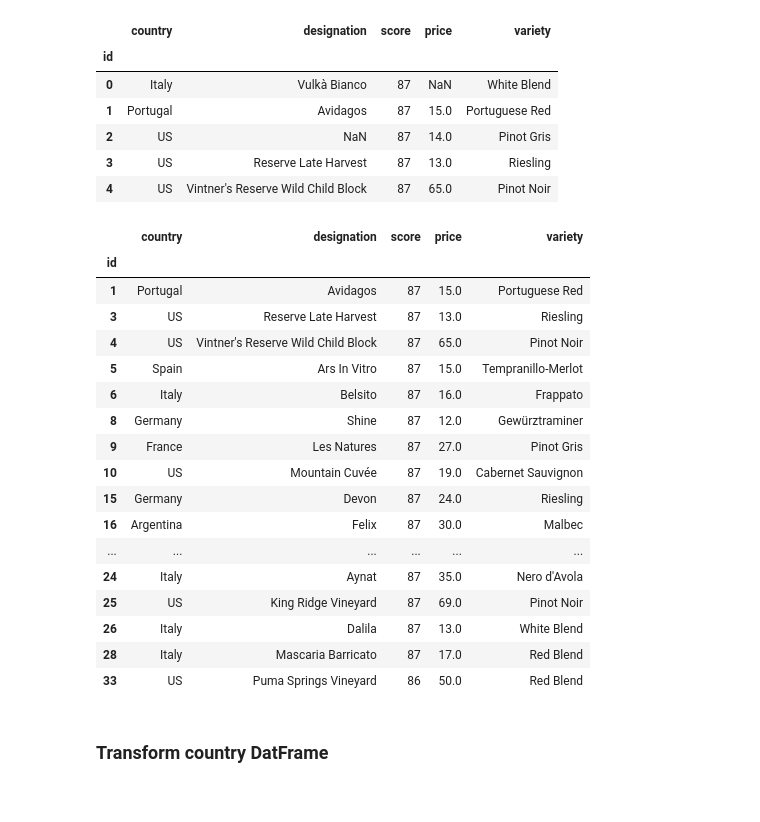
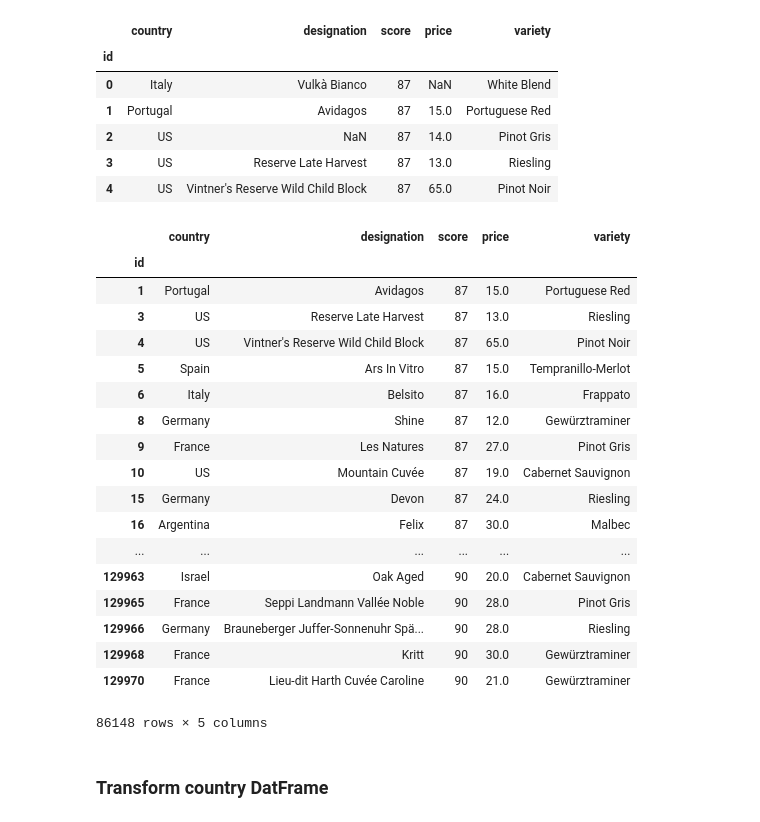
Before and after one commit to FeLowe/NW-Bootcamp-Project2_ETL, a Jupyter notebook: francisco_wine_etl.ipynb, the cells around one changed output. Saved outputs shown, nothing was run; the diff lists cells and outputs as text; code cells hidden in the pictures.

```diff
--- a/francisco_wine_etl.ipynb
+++ b/francisco_wine_etl.ipynb
@@ -72,33 +72,34 @@ wine_transformed.head()
 # %%
 #rename the column headers
 wine_transformed = new_wine_df.rename(columns={'Unnamed: 0': 'id','points': 'score'})
 
 #set index
 wine_transformed.set_index("id", inplace=True)
 
 #drop NaN values
 wine_transformed = wine_transformed.dropna()
 
-wine_transformed.head(20)
+wine_transformed
 # %% [output]
 |  | country | designation | score | price | variety |
 | id |  |  |  |  |  |
 | 1 | Portugal | Avidagos | 87 | 15.0 | Portuguese Red |
 | 3 | US | Reserve Late Harvest | 87 | 13.0 | Riesling |
 | 4 | US | Vintner's Reserve Wild Child Block | 87 | 65.0 | Pinot Noir |
 | 5 | Spain | Ars In Vitro | 87 | 15.0 | Tempranillo-Merlot |
 | 6 | Italy | Belsito | 87 | 16.0 | Frappato |
 | 8 | Germany | Shine | 87 | 12.0 | Gewürztraminer |
 | 9 | France | Les Natures | 87 | 27.0 | Pinot Gris |
 | 10 | US | Mountain Cuvée | 87 | 19.0 | Cabernet Sauvignon |
 | 15 | Germany | Devon | 87 | 24.0 | Riesling |
 | 16 | Argentina | Felix | 87 | 30.0 | Malbec |
 | ... | ... | ... | ... | ... | ... |
-| 24 | Italy | Aynat | 87 | 35.0 | Nero d'Avola |
-| 25 | US | King Ridge Vineyard | 87 | 69.0 | Pinot Noir |
-| 26 | Italy | Dalila | 87 | 13.0 | White Blend |
-| 28 | Italy | Mascaria Barricato | 87 | 17.0 | Red Blend |
-| 33 | US | Puma Springs Vineyard | 86 | 50.0 | Red Blend |
+| 129963 | Israel | Oak Aged | 90 | 20.0 | Cabernet Sauvignon |
+| 129965 | France | Seppi Landmann Vallée Noble | 90 | 28.0 | Pinot Gris |
+| 129966 | Germany | Brauneberger Juffer-Sonnenuhr Spä... | 90 | 28.0 | Riesling |
+| 129968 | France | Kritt | 90 | 30.0 | Gewürztraminer |
+| 129970 | France | Lieu-dit Harth Cuvée Caroline | 90 | 21.0 | Gewürztraminer |
+86148 rows × 5 columns
 # %% [markdown]
 ### Transform country DatFrame
 # %%
```
Also changed, not shown: 1 other file.
